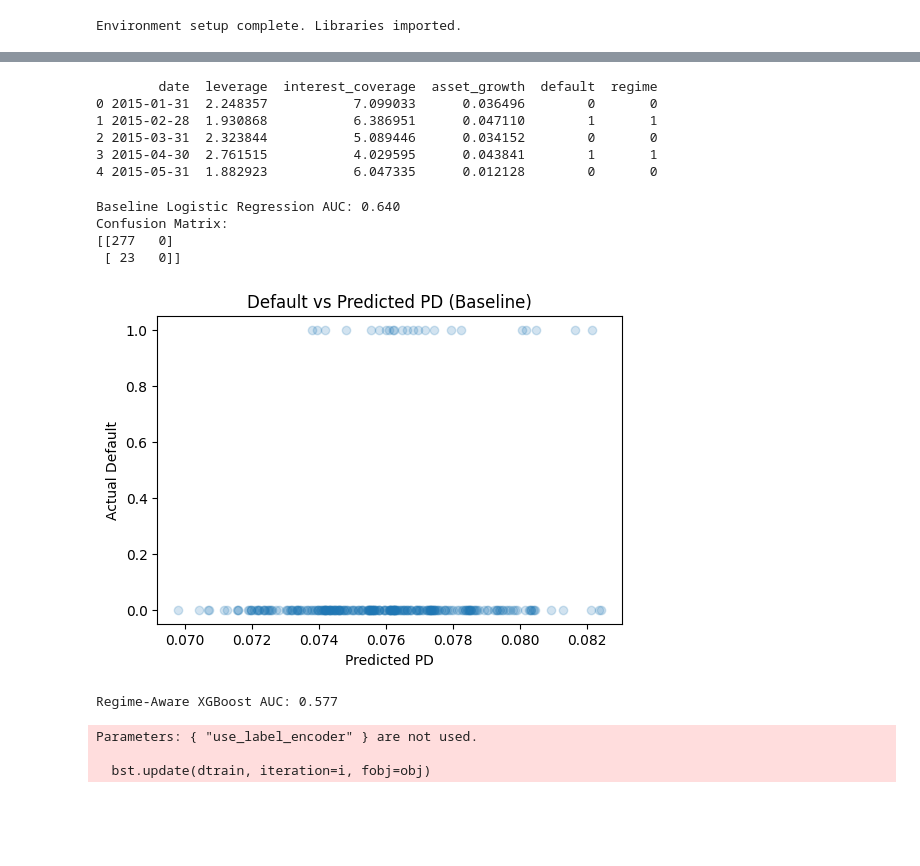
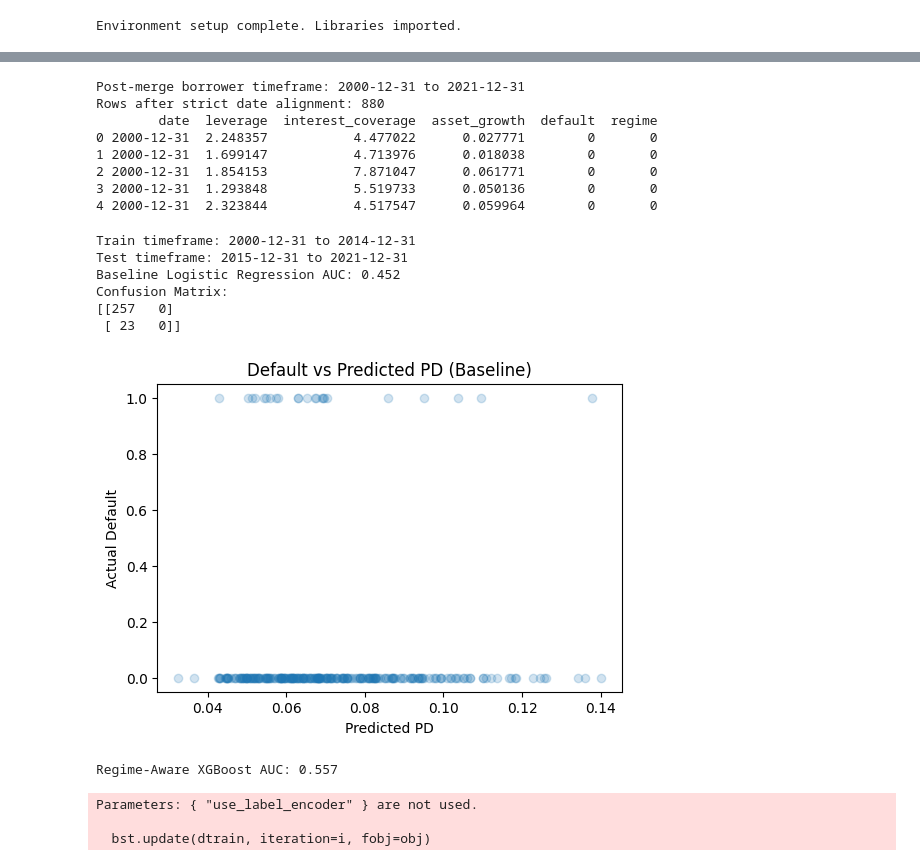
Before and after one commit to atharvrastogi7/Regime-Aware-Credit-PD-Pipeline, a Jupyter notebook: regime_pd_prototype.ipynb, the cells around one changed output, grey strips where cells are left out. Cells and saved outputs as stored; diff of their text form; code cells hidden in the pictures; blank space fills up the shorter version.

```diff
--- a/regime_pd_prototype.ipynb
+++ b/regime_pd_prototype.ipynb
@@ -47,10 +48,13 @@ print('Environment setup complete. Libraries imported.')
 Environment setup complete. Libraries imported.
 # %%
 # STEP 1 — Load Borrower Dataset
-# For prototype, generate synthetic borrower data
+# For prototype, generate synthetic borrower-level data aligned to available macro years
 np.random.seed(42)
-num_records = 1000
-dates = pd.date_range('2015-01-01', periods=num_records, freq='ME')
+BORROWER_START_YEAR = 2000
+years = pd.date_range(f'{BORROWER_START_YEAR}-12-31', f'{pd.Timestamp.today().year}-12-31', freq='YE')
+obs_per_year = 40
+dates = np.repeat(years.values, obs_per_year)
+num_records = len(dates)
 
 borrower_df = pd.DataFrame({
     'date': dates,
@@ -120,64 +156,101 @@ regime
 # %%
 # STEP 4 — Merge Regime with Borrower Data
-borrower_df = borrower_df.merge(macro_df[['date', 'regime']], on='date', how='left')
+# Make this cell idempotent for repeated notebook runs
+regime_cols = [col for col in borrower_df.columns if col.startswith('regime')]
+if regime_cols:
+    borrower_df = borrower_df.drop(columns=regime_cols)
+
+borrower_df = borrower_df.merge(
+    macro_df[['date', 'regime']],
+    on='date',
+    how='inner',
+    validate='many_to_one'
+ )
+borrower_df = borrower_df.sort_values('date').reset_index(drop=True)
+print(f"Post-merge borrower timeframe: {borrower_df['date'].min().date()} to {borrower_df['date'].max().date()}")
+print(f'Rows after strict date alignment: {len(borrower_df)}')
 print(borrower_df.head())
 # %% [output]
+Post-merge borrower timeframe: 2000-12-31 to 2021-12-31
+Rows after strict date alignment: 880
         date  leverage  interest_coverage  asset_growth  default  regime
-0 2015-01-31  2.248357           7.099033      0.036496        0       0
-1 2015-02-28  1.930868           6.386951      0.047110        1       1
-2 2015-03-31  2.323844           5.089446      0.034152        0       0
-3 2015-04-30  2.761515           4.029595      0.043841        1       1
-4 2015-05-31  1.882923           6.047335      0.012128        0       0
+0 2000-12-31  2.248357           4.477022      0.027771        0       0
+1 2000-12-31  1.699147           4.713976      0.018038        0       0
+2 2000-12-31  1.854153           7.871047      0.061771        0       0
+3 2000-12-31  1.293848           5.519733      0.050136        0       0
+4 2000-12-31  2.323844           4.517547      0.059964        0       0
 # %%
 # STEP 5 — Train Baseline PD Model (No Regime)
 features = ['leverage', 'interest_coverage', 'asset_growth']
 
-# Split by date
-split_idx = int(0.7 * len(borrower_df))
-train_df = borrower_df.iloc[:split_idx]
-test_df = borrower_df.iloc[split_idx:]
+# Split by date cutoff (not row cutoff) to avoid leakage across same dates
+unique_dates = np.sort(borrower_df['date'].unique())
+cutoff_idx = max(1, int(0.7 * len(unique_dates)) - 1)
+cutoff_date = unique_dates[cutoff_idx]
+train_df = borrower_df[borrower_df['date'] <= cutoff_date].copy()
+test_df = borrower_df[borrower_df['date'] > cutoff_date].copy()
+
+if test_df.empty:
+    raise ValueError('Test set is empty after date split. Increase date range or adjust split.')
+
+print(f'Train timeframe: {train_df["date"].min().date()} to {train_df["date"].max().date()}')
+print(f'Test timeframe: {test_df["date"].min().date()} to {test_df["date"].max().date()}')
 
 X_train = train_df[features]
 y_train = train_df['default']
 X_test = test_df[features]
 y_test = test_df['default']
 
 lr = LogisticRegression()
 lr.fit(X_train, y_train)
 pred_proba_lr = lr.predict_proba(X_test)[:, 1]
 pred_lr = lr.predict(X_test)
 
 auc_lr = roc_auc_score(y_test, pred_proba_lr)
 cm_lr = confusion_matrix(y_test, pred_lr)
 
 print(f'Baseline Logistic Regression AUC: {auc_lr:.3f}')
 print('Confusion Matrix:')
 print(cm_lr)
 
 # Calibration check
 plt.figure(figsize=(6,4))
 plt.scatter(pred_proba_lr, y_test, alpha=0.2)
 plt.xlabel('Predicted PD')
 plt.ylabel('Actual Default')
 plt.title('Default vs Predicted PD (Baseline)')
 plt.show()
 # %% [output]
-Baseline Logistic Regression AUC: 0.640
+Train timeframe: 2000-12-31 to 2014-12-31
+Test timeframe: 2015-12-31 to 2021-12-31
+Baseline Logistic Regression AUC: 0.452
 Confusion Matrix:
-[[277   0]
+[[257   0]
  [ 23   0]]
-[figure, old version]
+[figure, new version]
 # %%
 # STEP 6 — Train Regime-Aware PD Model (XGBoost)
 from sklearn.preprocessing import LabelEncoder
+
+if 'regime' not in borrower_df.columns:
+    if 'macro_df' in globals() and 'regime' in macro_df.columns:
+        borrower_df = borrower_df.merge(macro_df[['date', 'regime']], on='date', how='inner')
+        borrower_df = borrower_df.sort_values('date').reset_index(drop=True)
+    else:
+        raise ValueError("'regime' is missing. Run STEP 3 and STEP 4 first.")
+
+if 'cutoff_date' not in globals():
+    unique_dates = np.sort(borrower_df['date'].unique())
+    cutoff_idx = max(1, int(0.7 * len(unique_dates)) - 1)
+    cutoff_date = unique_dates[cutoff_idx]
 
 regime_encoder = LabelEncoder()
 borrower_df['regime_cat'] = regime_encoder.fit_transform(borrower_df['regime'])
 
 # Ensure 'regime_cat' is present in train/test splits
 df_with_regime = borrower_df.copy()
-train_df = df_with_regime.iloc[:split_idx]
-test_df = df_with_regime.iloc[split_idx:]
+train_df = df_with_regime[df_with_regime['date'] <= cutoff_date].copy()
+test_df = df_with_regime[df_with_regime['date'] > cutoff_date].copy()
 
 features_regime = features + ['regime_cat']
 X_train_regime = train_df[features_regime]
@@ -194,7 +267,7 @@ pred_xgb = xgb_model.predict(X_test_regime)
 auc_xgb = roc_auc_score(y_test, pred_proba_xgb)
 print(f'Regime-Aware XGBoost AUC: {auc_xgb:.3f}')
 # %% [output]
-Regime-Aware XGBoost AUC: 0.577
+Regime-Aware XGBoost AUC: 0.557
 Parameters: { "use_label_encoder" } are not used.
 
   bst.update(dtrain, iteration=i, fobj=obj)
```
Also changed, not shown: parts of 8 cells of this notebook, 1 other file.
